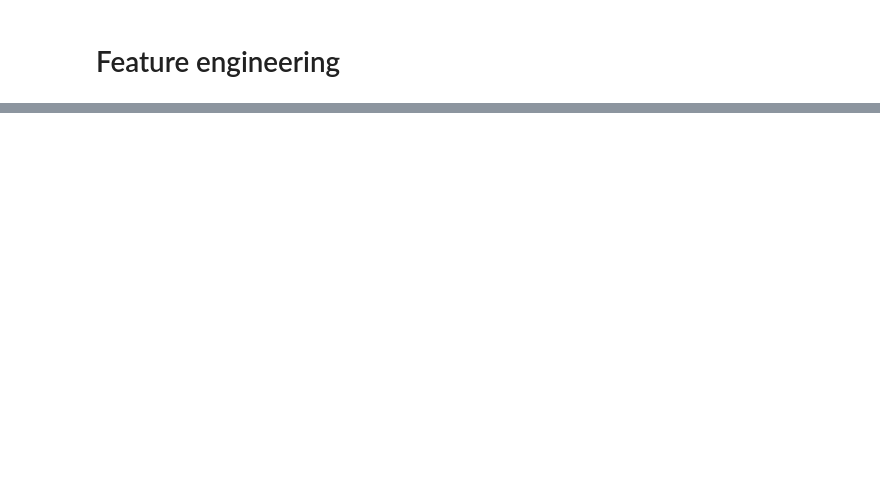
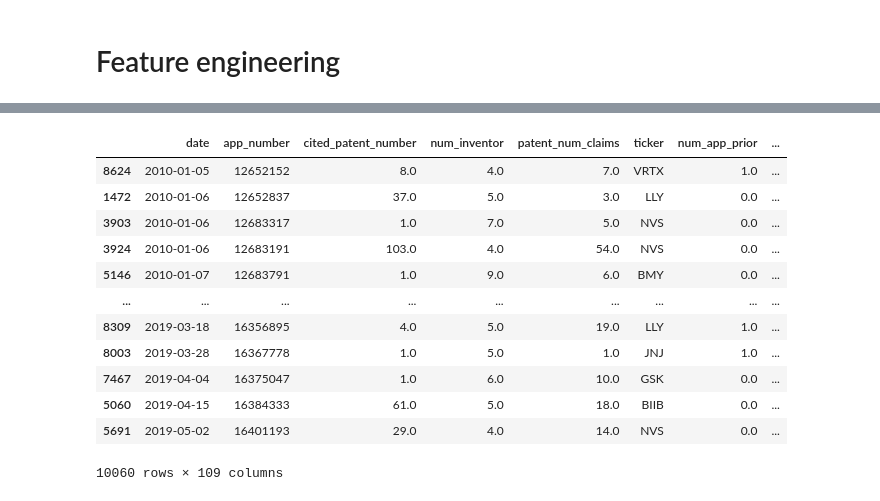
Before and after one commit to wvmrtn/mlf-project, a Jupyter notebook: main_feature.ipynb, the cells around one changed output, grey strips where cells are left out. Cells and saved outputs as stored; diff of their text form; code cells hidden in the pictures; blank space fills up the shorter version.

```diff
--- a/main_feature.ipynb
+++ b/main_feature.ipynb
@@ -76,2 +100,24 @@ X
 # %%
-# generate labels
+# generate labels y
+days = 7
+# %%
+# remove all dates that are on 2010-01-04 (starting day of stocks) since we need to get 1 day of returns
+# prior to date
+X_app = X_app[X_app['date'] > '2010-01-04']
+X_patent = X_patent[X_patent['date'] > '2010-01-04']
+# %%
+# define y label inside X (in order to keep track of indices and other metadata)
+X_app['y_ret'] = np.nan
+X_patent['y_ret'] = np.nan
+X_app['y_bin'] = np.nan
+X_patent['y_bin'] = np.nan
+# %%
+for i, x in X_app.iterrows():
+    # get returns one day before date
+    sub = stocks[x['ticker']]
+    ret_before = sub[sub.index < x['date']].iloc[-1:]
+    ret_after = sub[sub.index >= x['date']].iloc[:days-1]
+    ret = pd.concat([ret_before, ret_after], axis=0)
+    ret = (ret + 1).cumprod(axis=0).iloc[-1]-1
+    X_app.at[i, 'y_ret'] = ret
+    X_app.at[i, 'y_bin'] = 0 if ret < 0 else 1
@@ -77,0 +134,16 @@ X
+# %%
+X_app
+# %% [output]
+|  | date | app_number | cited_patent_number | num_inventor | patent_num_claims | ticker | num_app_prior | ... |
+| 8624 | 2010-01-05 | 12652152 | 8.0 | 4.0 | 7.0 | VRTX | 1.0 | ... |
+| 1472 | 2010-01-06 | 12652837 | 37.0 | 5.0 | 3.0 | LLY | 0.0 | ... |
+| 3903 | 2010-01-06 | 12683317 | 1.0 | 7.0 | 5.0 | NVS | 0.0 | ... |
+| 3924 | 2010-01-06 | 12683191 | 103.0 | 4.0 | 54.0 | NVS | 0.0 | ... |
+| 5146 | 2010-01-07 | 12683791 | 1.0 | 9.0 | 6.0 | BMY | 0.0 | ... |
+| ... | ... | ... | ... | ... | ... | ... | ... | ... |
+| 8309 | 2019-03-18 | 16356895 | 4.0 | 5.0 | 19.0 | LLY | 1.0 | ... |
+| 8003 | 2019-03-28 | 16367778 | 1.0 | 5.0 | 1.0 | JNJ | 1.0 | ... |
+| 7467 | 2019-04-04 | 16375047 | 1.0 | 6.0 | 10.0 | GSK | 0.0 | ... |
+| 5060 | 2019-04-15 | 16384333 | 61.0 | 5.0 | 18.0 | BIIB | 0.0 | ... |
+| 5691 | 2019-05-02 | 16401193 | 29.0 | 4.0 | 14.0 | NVS | 0.0 | ... |
+10060 rows × 109 columns
```
Also changed, not shown: parts of 17 cells of this notebook, 2 other files.
